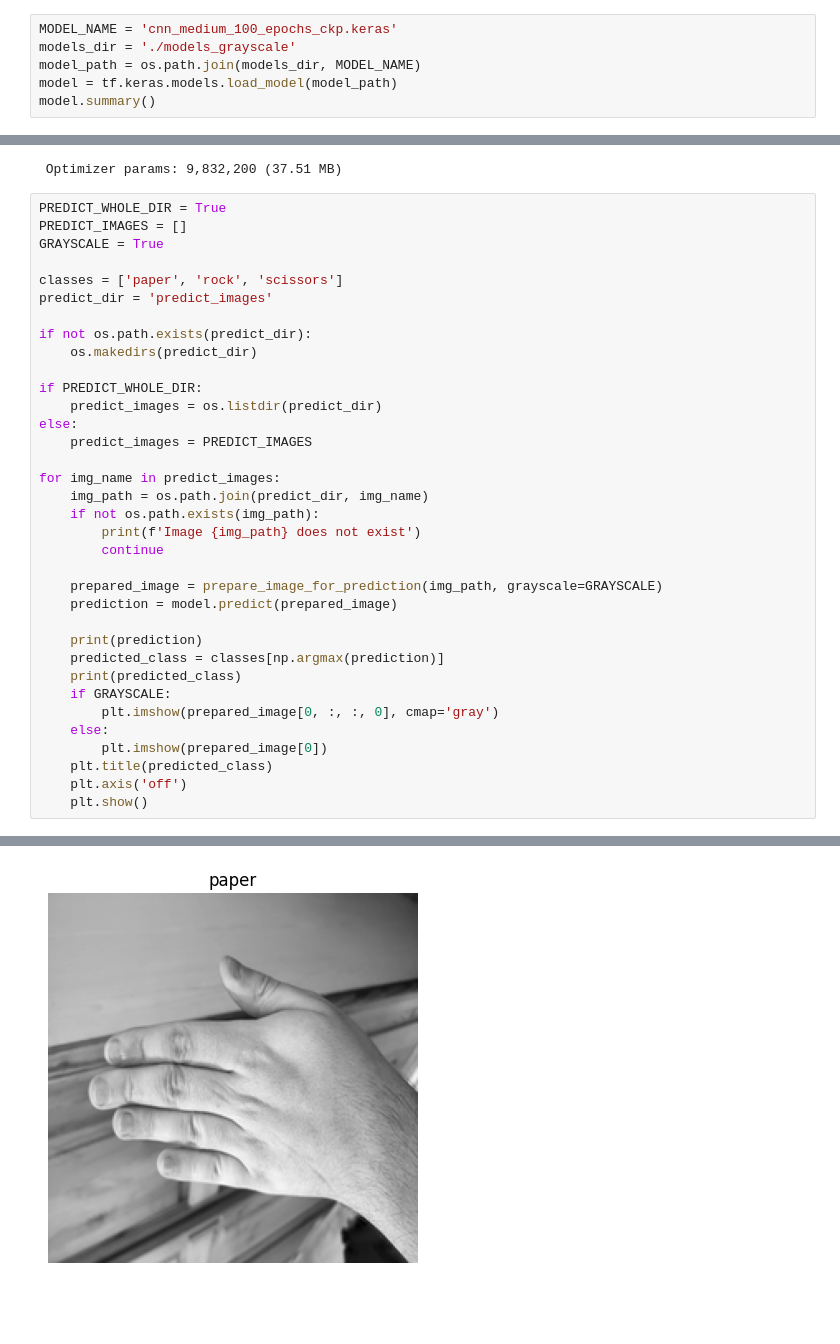
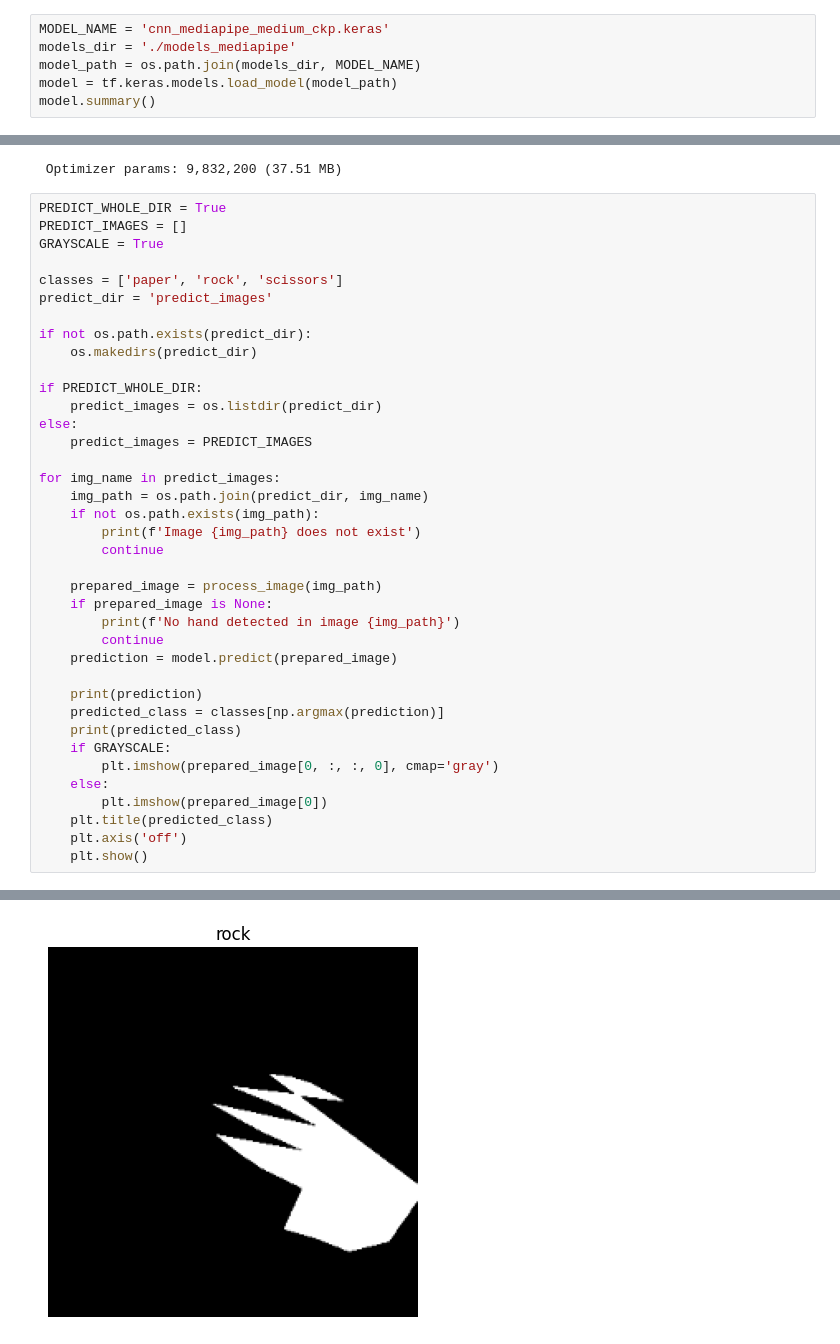
Before and after one commit to szymian-dev/rps-ai-model, a Jupyter notebook: predictions.ipynb, the cells around one changed output, grey strips where cells are left out. Saved outputs shown, nothing was run; the diff lists cells and outputs as text; blank space fills up the shorter version.

Commit message:
mmediapipe predictions

```diff
--- a/predictions.ipynb
+++ b/predictions.ipynb
@@ -12,6 +12,6 @@ from image_processing import prepare_image_for_prediction
 # %%
-MODEL_NAME = 'cnn_medium_100_epochs_ckp.keras'
-models_dir = './models_grayscale'
+MODEL_NAME = 'cnn_mediapipe_medium_ckp.keras'
+models_dir = './models_mediapipe'
 model_path = os.path.join(models_dir, MODEL_NAME)
 model = tf.keras.models.load_model(model_path)
 model.summary()
@@ -60,7 +60,10 @@ for img_name in predict_images:
         print(f'Image {img_path} does not exist')
         continue
 
-    prepared_image = prepare_image_for_prediction(img_path, grayscale=GRAYSCALE)
+    prepared_image = process_image(img_path)
+    if prepared_image is None:
+        print(f'No hand detected in image {img_path}')
+        continue
     prediction = model.predict(prepared_image)
 
     print(prediction)
@@ -100 +103 @@ paper
-[figure, old version]
+[figure, new version]
```
Also changed, not shown: parts of 2 cells of this notebook, 36 other files.
